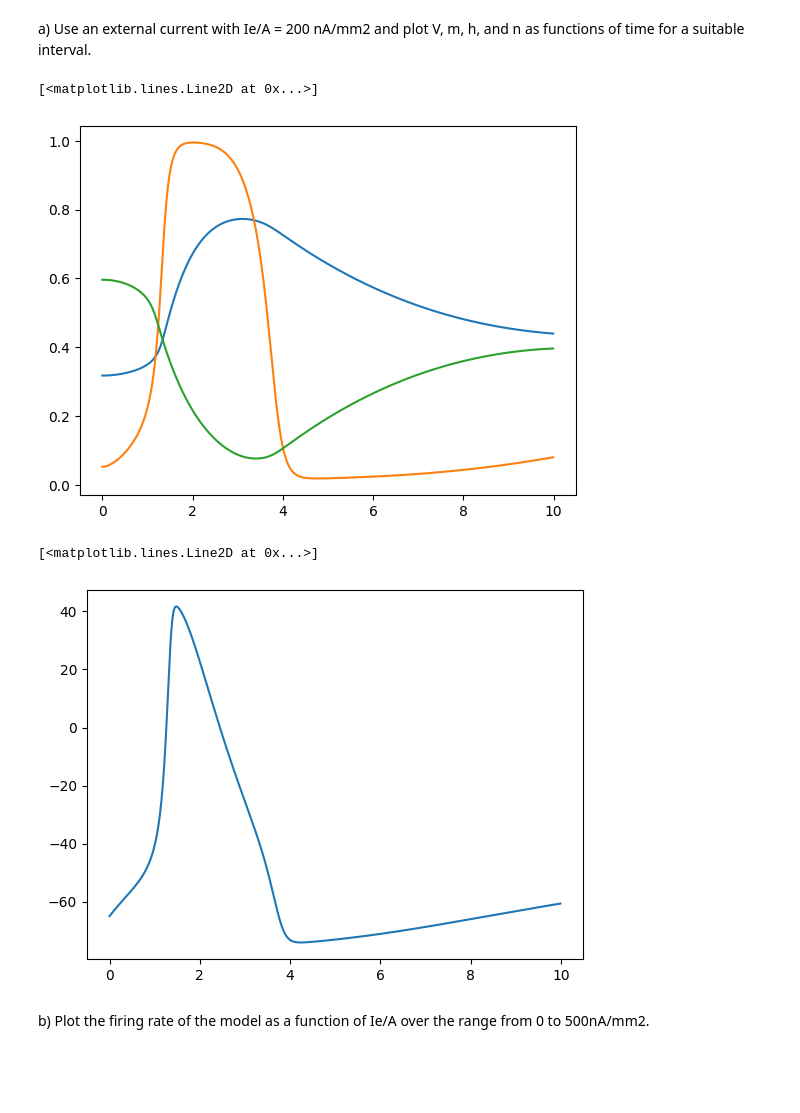
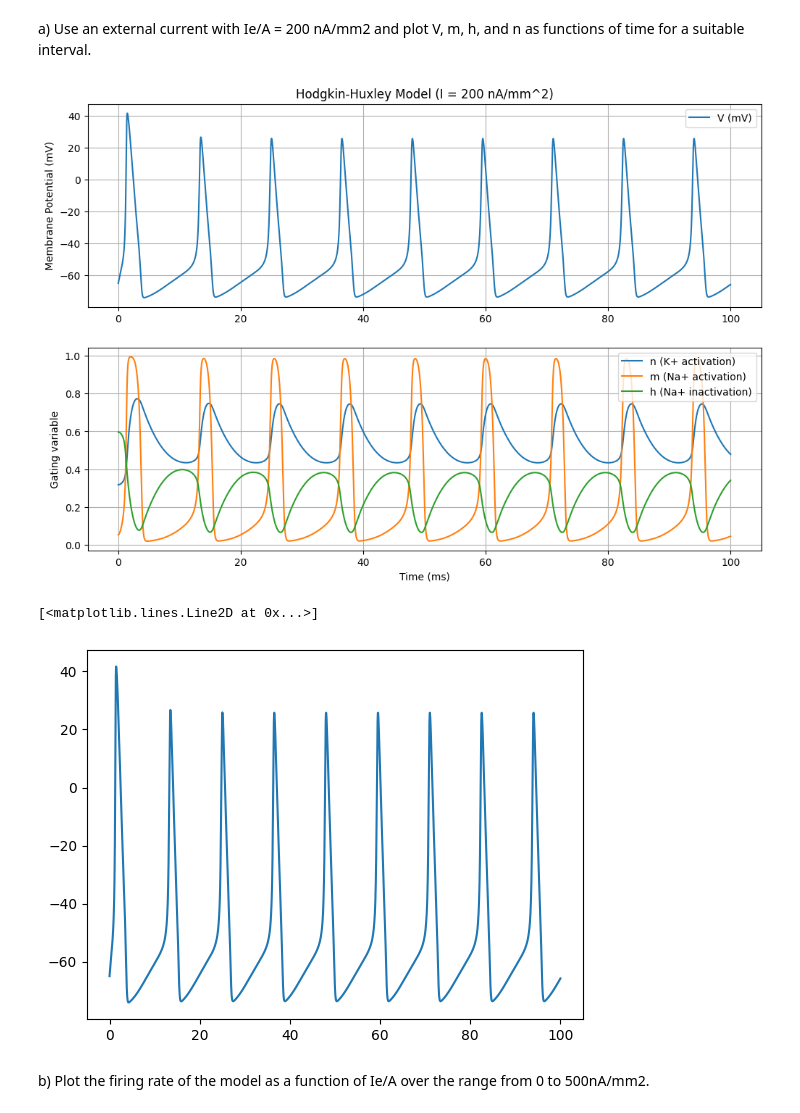
Before and after one commit to Mintherbi/Theoretical-Neuroscience, a Jupyter notebook: Hudgkin Huxley Model.ipynb, the cells around one changed output. Cells and saved outputs as stored; diff of their text form; code cells hidden in the pictures; blank space fills up the shorter version.

```diff
--- a/Hudgkin Huxley Model.ipynb
+++ b/Hudgkin Huxley Model.ipynb
@@ -3,7 +3,7 @@ import numpy as np
 import matplotlib.pyplot as plt
 import math
 # %%
-C_M     = 1      #nF/mm^2
+C_M     = 10        # nF/mm^2
 
 ### Initial Values
 V_INIT  = -65       #mV
@@ -12,15 +12,15 @@ H_INIT  = 0.5961
 N_INIT  = 0.3177
 
 ### Maximal Conductance
-G_L     = 0.3     # mS/cm^2
-G_NA    = 120     # mS/cm^2
-G_K     = 36      # mS/cm^2
+G_L     = 0.003     # mS/mm^2
+G_NA    = 1.2       # mS/mm^2
+G_K     = 0.36      # mS/mm^2
 E_L     = -54.387 # mV
 E_K     = -77     # mV
 E_NA    = 50      # mV
 
 DT      = 0.01
-TOTAL   = 5
+TOTAL   = 1000
 # %%
 def HudgkinHuxleyModel(I_c2A, T=TOTAL, dt = DT,
                        V_init=V_INIT, m_init=M_INIT, h_init=H_INIT, n_init=N_INIT,
@@ -59,7 +59,7 @@ def HudgkinHuxleyModel(I_c2A, T=TOTAL, dt = DT,
         m[i+1] = m[i] + (dt/tau_m[i])*(m_infty[i]-m[i])
         h[i+1] = h[i] + (dt/tau_h[i])*(h_infty[i]-h[i])
 
-        i_m[i] = g_l*(V[i]-E_l) + g_k*math.pow(n[i+1],4)*(V[i]-E_k) + g_na*math.pow(m[i+1],3)*h[i+1]*(V[i]-E_na)
+        i_m[i] = (g_l*(V[i]-E_l) + g_k*math.pow(n[i+1],4)*(V[i]-E_k) + g_na*math.pow(m[i+1],3)*h[i+1]*(V[i]-E_na)) * 1000
         V[i+1] = V[i] + (dt/c_m)*(-1*i_m[i] + I_c2A)
 
     t = np.arange(N)*dt
@@ -99,19 +99,33 @@ def X_Infty(Alpha, Beta):
 # %% [markdown]
 a) Use an external current with Ie/A = 200 nA/mm2 and plot V, m, h, and n as functions of time for a suitable interval.
 # %%
-t, V, n, m, h = HudgkinHuxleyModel(20, T=10)
+t, V, n, m, h = HudgkinHuxleyModel(200, T=100)
 
-# plt.plot(t, V)
-plt.plot(t, n, label="K+ Activation")
-plt.plot(t, m, label="K+ Inctivation")
-plt.plot(t, h)
+plt.figure(figsize=(12, 8))
+
+plt.subplot(2,1,1)
+plt.plot(t, V, label="V (mV)")
+plt.ylabel("Membrane Potential (mV)")
+plt.title("Hodgkin-Huxley Model (I = 200 nA/mm^2)")
+plt.legend()
+plt.grid(True)
+
+plt.subplot(2,1,2)
+plt.plot(t, n, label="n (K+ activation)")
+plt.plot(t, m, label="m (Na+ activation)")
+plt.plot(t, h, label="h (Na+ inactivation)")
+plt.xlabel("Time (ms)")
+plt.ylabel("Gating variable")
+plt.legend()
+plt.grid(True)
+
+plt.show()
 # %% [output]
-[<matplotlib.lines.Line2D at 0x...>]
-[figure, old version]
+[figure, new version]
 # %%
 plt.plot(t,V)
 # %% [output]
 [<matplotlib.lines.Line2D at 0x...>]
-[figure, old version]
+[figure, new version]
 # %% [markdown]
 b) Plot the firing rate of the model as a function of Ie/A over the range from 0 to 500nA/mm2.
```
Also changed, not shown: parts of 3 cells of this notebook.
